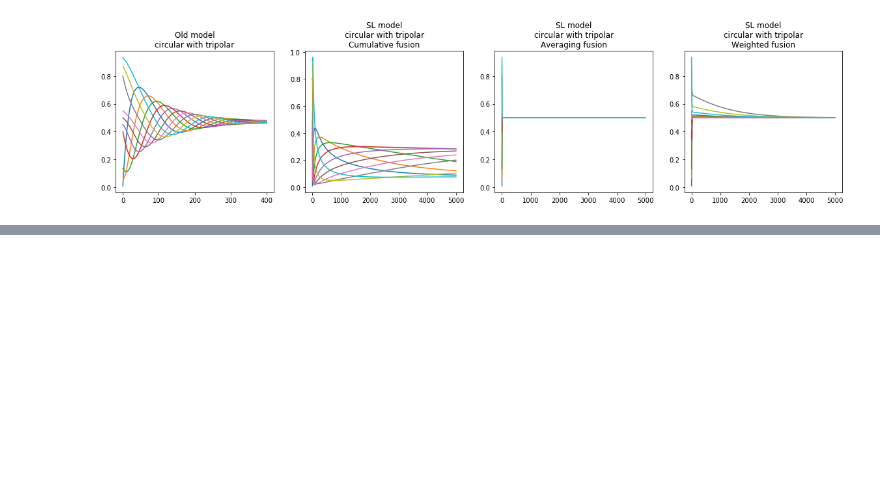
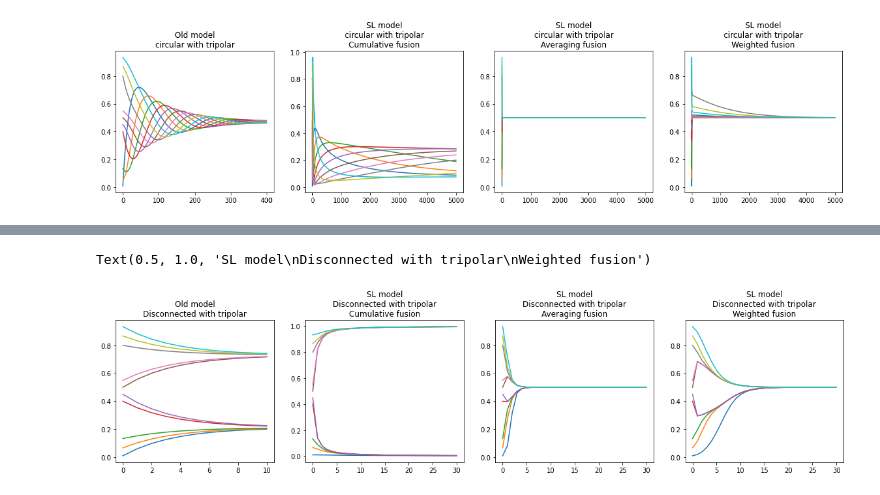
Before and after one commit to josecoliveira/subjective-logic, a Jupyter notebook: Simulations.ipynb, the cells around one changed output, grey strips where cells are left out. Cells and saved outputs as stored; diff of their text form; code cells hidden in the pictures; blank space fills up the shorter version.

```diff
--- a/Simulations.ipynb
+++ b/Simulations.ipynb
@@ -330,0 +403,23 @@ Text(0.5, 1.0, 'SL model\nDisconnected with uniform\nWeighted fusion')
+# %%
+INFLUENCE = 0.5
+AKV_NUM_STEPS = 10
+SL_STEPS = 30
+NUM_AGENTS = 10
+
+akv_model, sl_model_cumulative, sl_model_average, sl_model_weighted = simulate(AKVModel.InitialConfigurations.tripolar(NUM_AGENTS), AKVModel.InfluenceGraphs.disconnected(NUM_AGENTS, INFLUENCE), AKV_NUM_STEPS, SL_STEPS)
+
+fig, ax = plt.subplots(1, 4)
+fig.set(figwidth=20)
+for i in range(NUM_AGENTS):
+    ax[0].plot(list(range(AKV_NUM_STEPS + 1)), [akv_model.states[j][i] for j in range(AKV_NUM_STEPS + 1)])
+    ax[1].plot(list(range(SL_STEPS + 1)), [sl_model_cumulative.states[j][i].P[0] for j in range(SL_STEPS + 1)])
+    ax[2].plot(list(range(SL_STEPS + 1)), [sl_model_average.states[j][i].P[0] for j in range(SL_STEPS + 1)])
+    ax[3].plot(list(range(SL_STEPS + 1)), [sl_model_weighted.states[j][i].P[0] for j in range(SL_STEPS + 1)])
+
+ax[0].set_title("Old model\nDisconnected with tripolar")
+ax[1].set_title("SL model\nDisconnected with tripolar\nCumulative fusion")
+ax[2].set_title("SL model\nDisconnected with tripolar\nAveraging fusion")
+ax[3].set_title("SL model\nDisconnected with tripolar\nWeighted fusion")
+# %% [output]
+Text(0.5, 1.0, 'SL model\nDisconnected with tripolar\nWeighted fusion')
+[figure, added]
```
Also changed, not shown: parts of 21 cells of this notebook.
